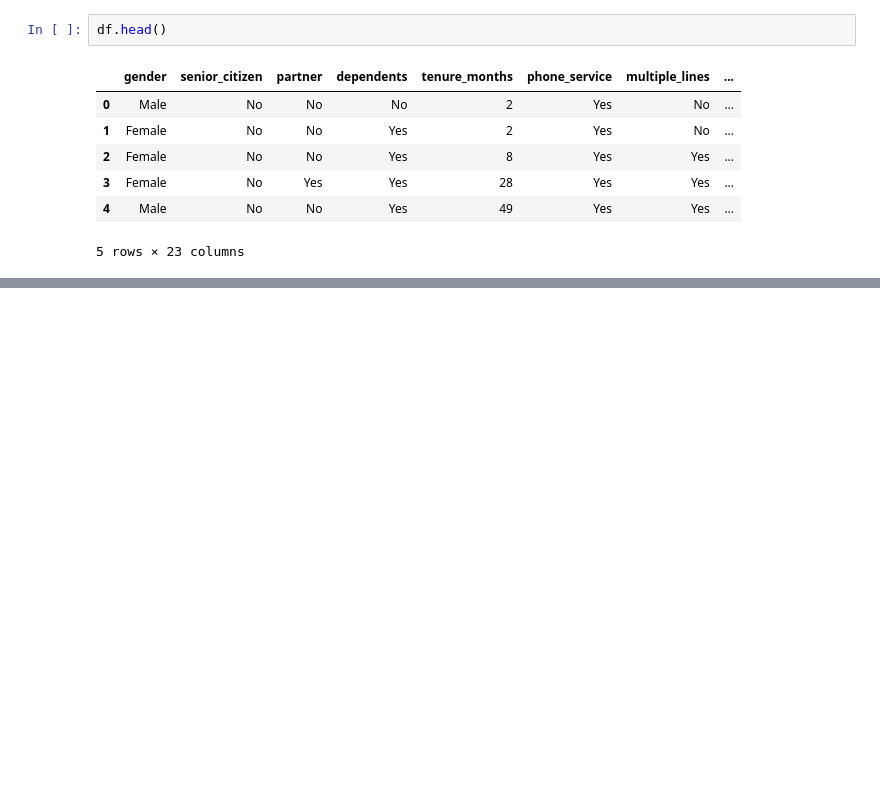
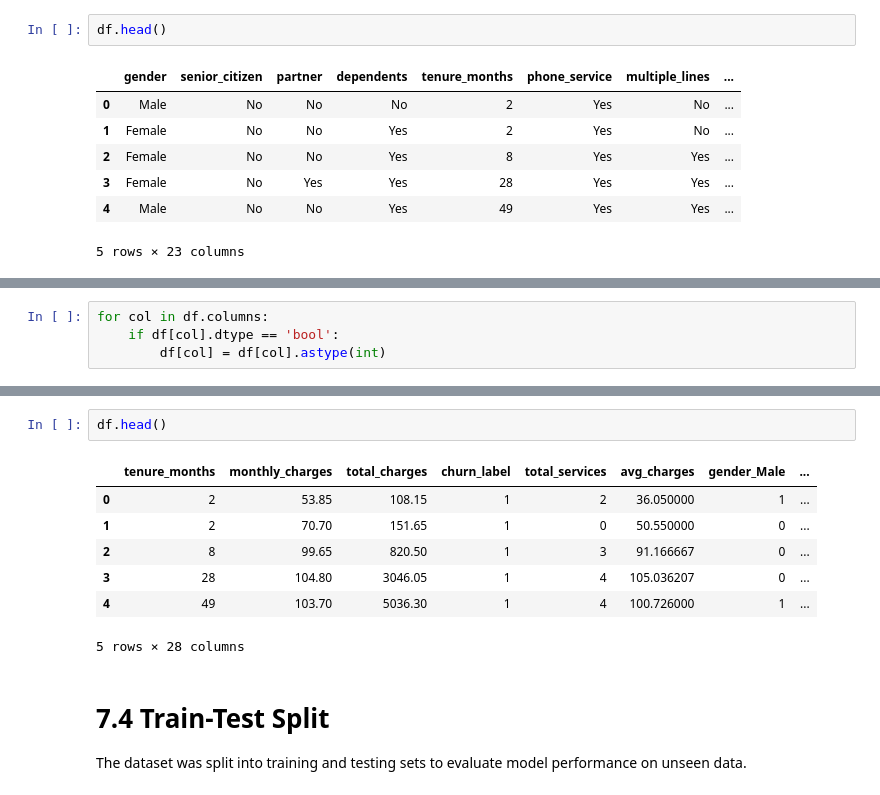
Before and after one commit to Gayathri-Gopalsamy/customer-churn-prediction-ml, a Jupyter notebook: Telco_customer_churn_prediction.ipynb, the cells around one changed output, grey strips where cells are left out. Drawn from its saved outputs; the diff is of its cells as text; blank space fills up the shorter version.

Commit message:
performed data preparation for model training

```diff
--- a/Telco_customer_churn_prediction.ipynb
+++ b/Telco_customer_churn_prediction.ipynb
@@ -485,0 +524,4 @@ df.head()
+# %%
+for col in df.columns:
+    if df[col].dtype == 'bool':
+        df[col] = df[col].astype(int)
@@ -485,0 +548,15 @@ df.head()
+# %%
+df.head()
+# %% [output]
+|  | tenure_months | monthly_charges | total_charges | churn_label | total_services | avg_charges | gender_Male | ... |
+| 0 | 2 | 53.85 | 108.15 | 1 | 2 | 36.050000 | 1 | ... |
+| 1 | 2 | 70.70 | 151.65 | 1 | 0 | 50.550000 | 0 | ... |
+| 2 | 8 | 99.65 | 820.50 | 1 | 3 | 91.166667 | 0 | ... |
+| 3 | 28 | 104.80 | 3046.05 | 1 | 4 | 105.036207 | 0 | ... |
+| 4 | 49 | 103.70 | 5036.30 | 1 | 4 | 100.726000 | 1 | ... |
+5 rows × 28 columns
+# %% [markdown]
+# 7.4  Train-Test Split
+
+The dataset was split into training and testing sets
+to evaluate model performance on unseen data.
```
Also changed, not shown: parts of 12 cells of this notebook.
